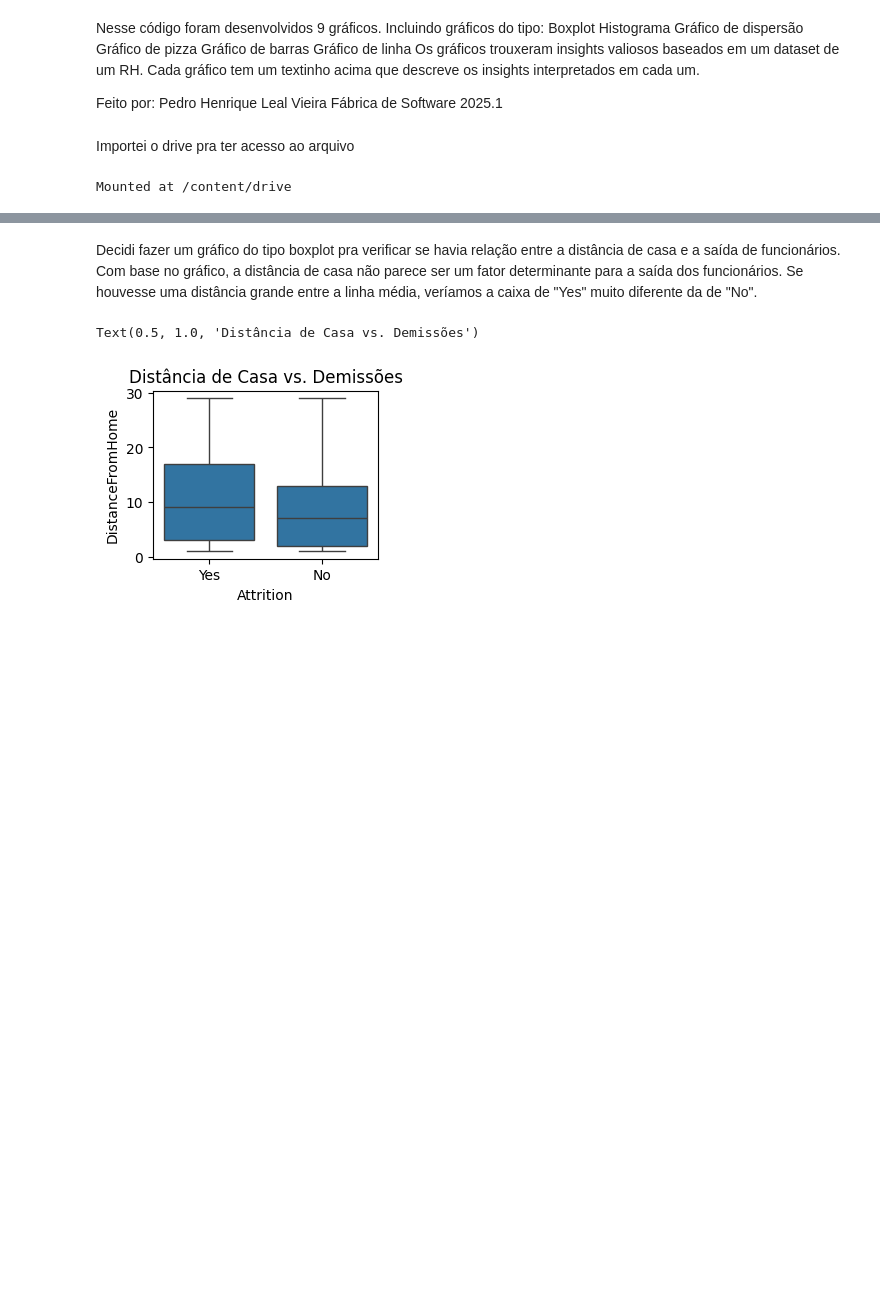
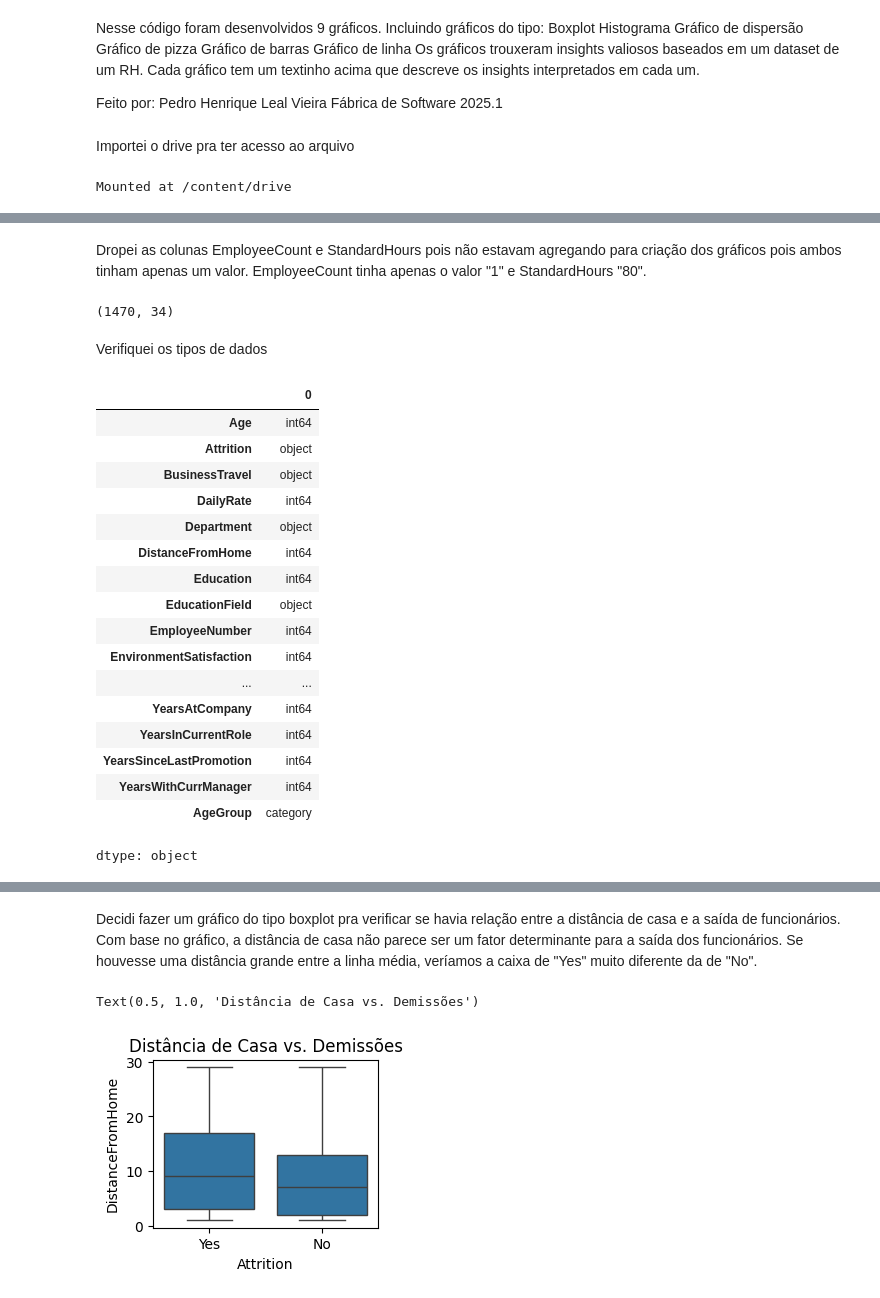
Before and after one commit to PedroLeal1/Workshop-dados-2025-1, a Jupyter notebook: desafio_python/desafio_python.ipynb, the cells around one changed output, grey strips where cells are left out. Cells and saved outputs as stored; diff of their text form; code cells hidden in the pictures; blank space fills up the shorter version.

```diff
--- a/desafio_python/desafio_python.ipynb
+++ b/desafio_python/desafio_python.ipynb
@@ -42,0 +43,31 @@ df
+# %% [markdown]
+Dropei as colunas EmployeeCount e StandardHours pois não estavam agregando para criação dos gráficos pois ambos tinham apenas um valor. EmployeeCount tinha apenas o valor "1" e StandardHours "80".
+# %%
+df = df.drop(['EmployeeCount', 'StandardHours'], axis=1)
+# %%
+df.shape
+# %% [output]
+(1470, 34)
+# %% [markdown]
+Verifiquei os tipos de dados
+# %%
+df.dtypes
+# %% [output]
+|  | 0 |
+| Age | int64 |
+| Attrition | object |
+| BusinessTravel | object |
+| DailyRate | int64 |
+| Department | object |
+| DistanceFromHome | int64 |
+| Education | int64 |
+| EducationField | object |
+| EmployeeNumber | int64 |
+| EnvironmentSatisfaction | int64 |
+| ... | ... |
+| YearsAtCompany | int64 |
+| YearsInCurrentRole | int64 |
+| YearsSinceLastPromotion | int64 |
+| YearsWithCurrManager | int64 |
+| AgeGroup | category |
+dtype: object
```
Also changed, not shown: parts of 7 cells of this notebook.
